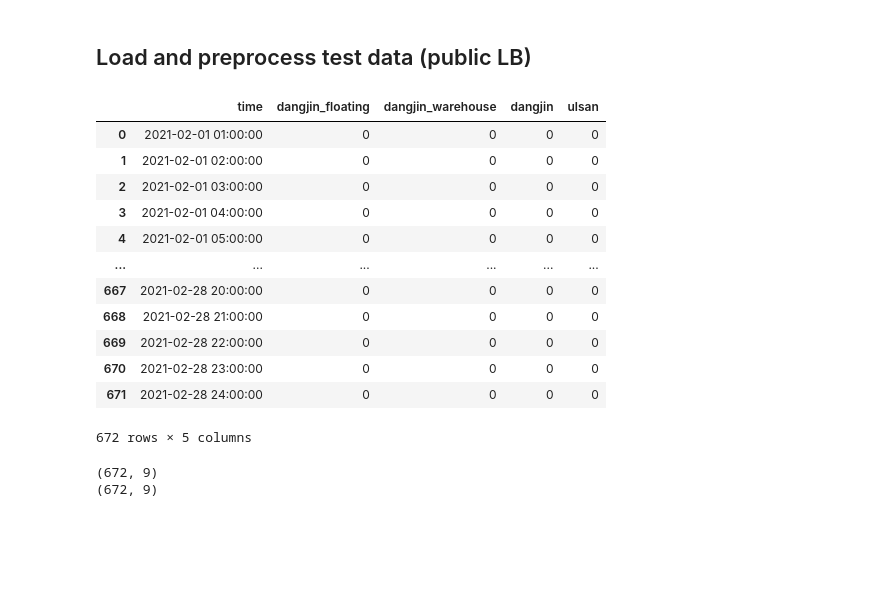
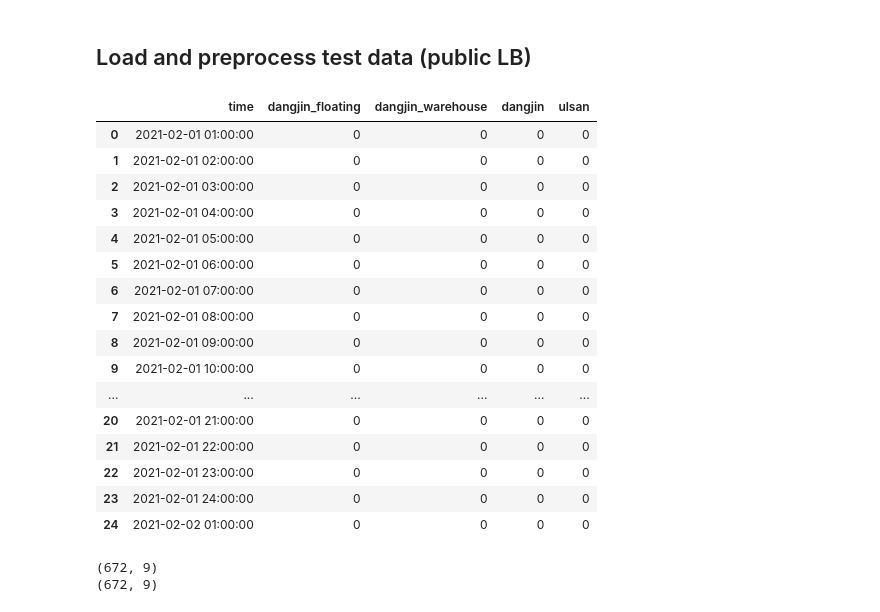
Before and after one commit to dongin1009/Solar_Predict, a Jupyter notebook: witt_modeling/submission_model.ipynb, the cells around one changed output. Cells and saved outputs as stored; diff of their text form; code cells hidden in the pictures; blank space fills up the shorter version.

```diff
--- a/witt_modeling/submission_model.ipynb
+++ b/witt_modeling/submission_model.ipynb
@@ -51,23 +51,27 @@ dangjin_data.drop(columns=['hour'], inplace=True)
 # %%
 sample_submission = pd.read_csv('../original_dataset/sample_submission.csv')
 
 # 2월 일자만
 sample_submission_feb = sample_submission.loc[sample_submission['time'].str.contains('2021-02')]
-sample_submission_feb
+sample_submission_feb.head(25)
 # %% [output]
 |  | time | dangjin_floating | dangjin_warehouse | dangjin | ulsan |
 | 0 | 2021-02-01 01:00:00 | 0 | 0 | 0 | 0 |
 | 1 | 2021-02-01 02:00:00 | 0 | 0 | 0 | 0 |
 | 2 | 2021-02-01 03:00:00 | 0 | 0 | 0 | 0 |
 | 3 | 2021-02-01 04:00:00 | 0 | 0 | 0 | 0 |
 | 4 | 2021-02-01 05:00:00 | 0 | 0 | 0 | 0 |
+| 5 | 2021-02-01 06:00:00 | 0 | 0 | 0 | 0 |
+| 6 | 2021-02-01 07:00:00 | 0 | 0 | 0 | 0 |
+| 7 | 2021-02-01 08:00:00 | 0 | 0 | 0 | 0 |
+| 8 | 2021-02-01 09:00:00 | 0 | 0 | 0 | 0 |
+| 9 | 2021-02-01 10:00:00 | 0 | 0 | 0 | 0 |
 | ... | ... | ... | ... | ... | ... |
-| 667 | 2021-02-28 20:00:00 | 0 | 0 | 0 | 0 |
-| 668 | 2021-02-28 21:00:00 | 0 | 0 | 0 | 0 |
-| 669 | 2021-02-28 22:00:00 | 0 | 0 | 0 | 0 |
-| 670 | 2021-02-28 23:00:00 | 0 | 0 | 0 | 0 |
-| 671 | 2021-02-28 24:00:00 | 0 | 0 | 0 | 0 |
+| 20 | 2021-02-01 21:00:00 | 0 | 0 | 0 | 0 |
+| 21 | 2021-02-01 22:00:00 | 0 | 0 | 0 | 0 |
+| 22 | 2021-02-01 23:00:00 | 0 | 0 | 0 | 0 |
+| 23 | 2021-02-01 24:00:00 | 0 | 0 | 0 | 0 |
+| 24 | 2021-02-02 01:00:00 | 0 | 0 | 0 | 0 |
-672 rows × 5 columns
 # %%
 # load
 with open('../witt_preprocessing/pickles/dangjin_fcst.pkl','rb') as f:
```
Also changed, not shown: parts of 1 cell of this notebook, 7 other files.
